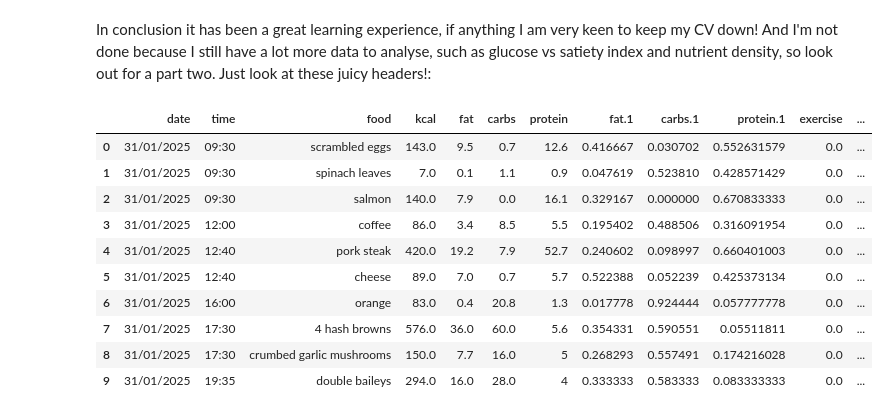
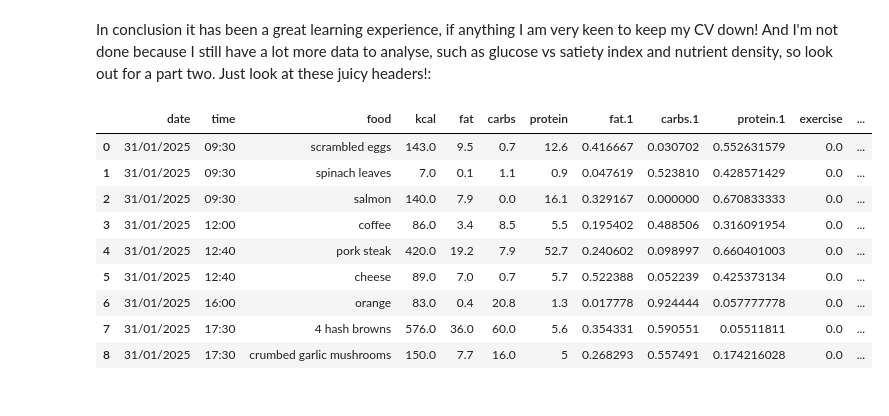
Before and after one commit to Usul1980/Dexcom-G7-analysis, a Jupyter notebook: dexcom-g7-cgm-vs-carbs-vs-exercise.ipynb, the cells around one changed output. Drawn from its saved outputs; the diff is of its cells as text; code cells hidden in the pictures.

```diff
--- a/dexcom-g7-cgm-vs-carbs-vs-exercise.ipynb
+++ b/dexcom-g7-cgm-vs-carbs-vs-exercise.ipynb
@@ -250,16 +250,15 @@ Surprisingly, the 2 runs resulted in the HIGHEST BG readings over the entire sen
 # %% [markdown]
 In conclusion it has been a great learning experience, if anything I am very keen to keep my CV down! And I'm not done because I still have a lot more data to analyse, such as glucose vs satiety index and nutrient density, so look out for a part two. Just look at these juicy headers!:
 # %%
-diet.head(10)
+diet.head(9)
 # %% [output]
 |  | date | time | food | kcal | fat | carbs | protein | fat.1 | carbs.1 | protein.1 | exercise | ... |
 | 0 | 31/01/2025 | 09:30 | scrambled eggs | 143.0 | 9.5 | 0.7 | 12.6 | 0.416667 | 0.030702 | 0.552631579 | 0.0 | ... |
 | 1 | 31/01/2025 | 09:30 | spinach leaves | 7.0 | 0.1 | 1.1 | 0.9 | 0.047619 | 0.523810 | 0.428571429 | 0.0 | ... |
 | 2 | 31/01/2025 | 09:30 | salmon | 140.0 | 7.9 | 0.0 | 16.1 | 0.329167 | 0.000000 | 0.670833333 | 0.0 | ... |
 | 3 | 31/01/2025 | 12:00 | coffee | 86.0 | 3.4 | 8.5 | 5.5 | 0.195402 | 0.488506 | 0.316091954 | 0.0 | ... |
 | 4 | 31/01/2025 | 12:40 | pork steak | 420.0 | 19.2 | 7.9 | 52.7 | 0.240602 | 0.098997 | 0.660401003 | 0.0 | ... |
 | 5 | 31/01/2025 | 12:40 | cheese | 89.0 | 7.0 | 0.7 | 5.7 | 0.522388 | 0.052239 | 0.425373134 | 0.0 | ... |
 | 6 | 31/01/2025 | 16:00 | orange | 83.0 | 0.4 | 20.8 | 1.3 | 0.017778 | 0.924444 | 0.057777778 | 0.0 | ... |
 | 7 | 31/01/2025 | 17:30 | 4 hash browns | 576.0 | 36.0 | 60.0 | 5.6 | 0.354331 | 0.590551 | 0.05511811 | 0.0 | ... |
 | 8 | 31/01/2025 | 17:30 | crumbed garlic mushrooms | 150.0 | 7.7 | 16.0 | 5 | 0.268293 | 0.557491 | 0.174216028 | 0.0 | ... |
-| 9 | 31/01/2025 | 19:35 | double baileys | 294.0 | 16.0 | 28.0 | 4 | 0.333333 | 0.583333 | 0.083333333 | 0.0 | ... |
```
Also changed, not shown: parts of 7 cells of this notebook.
